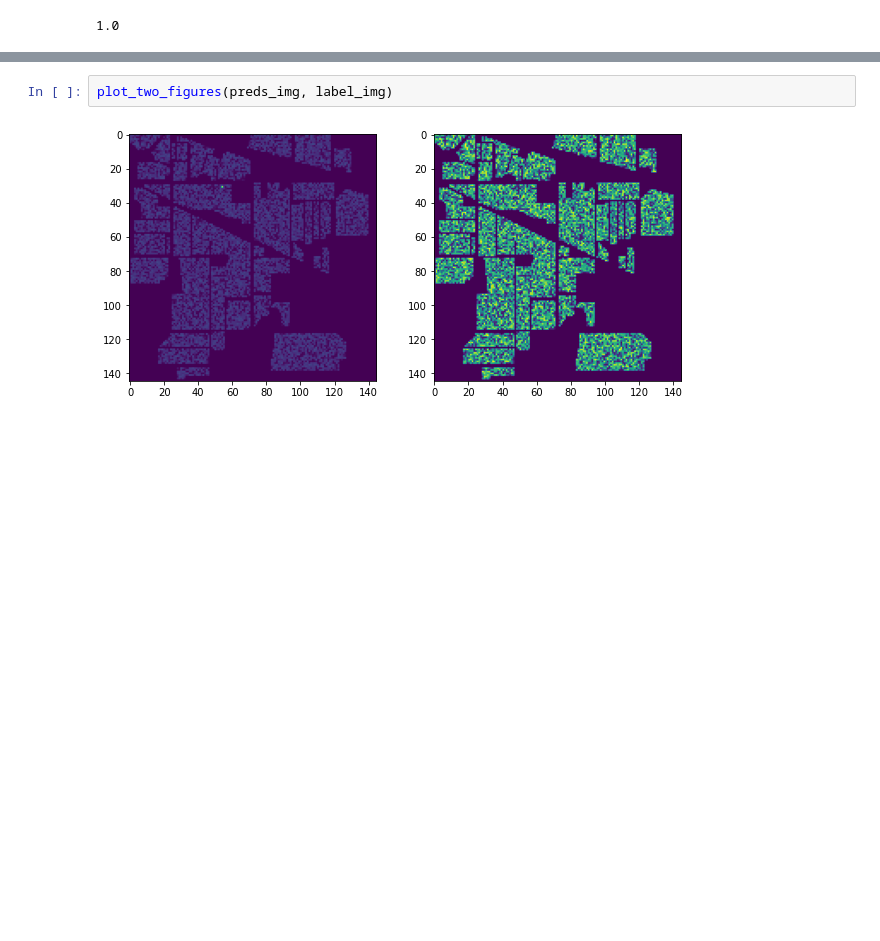
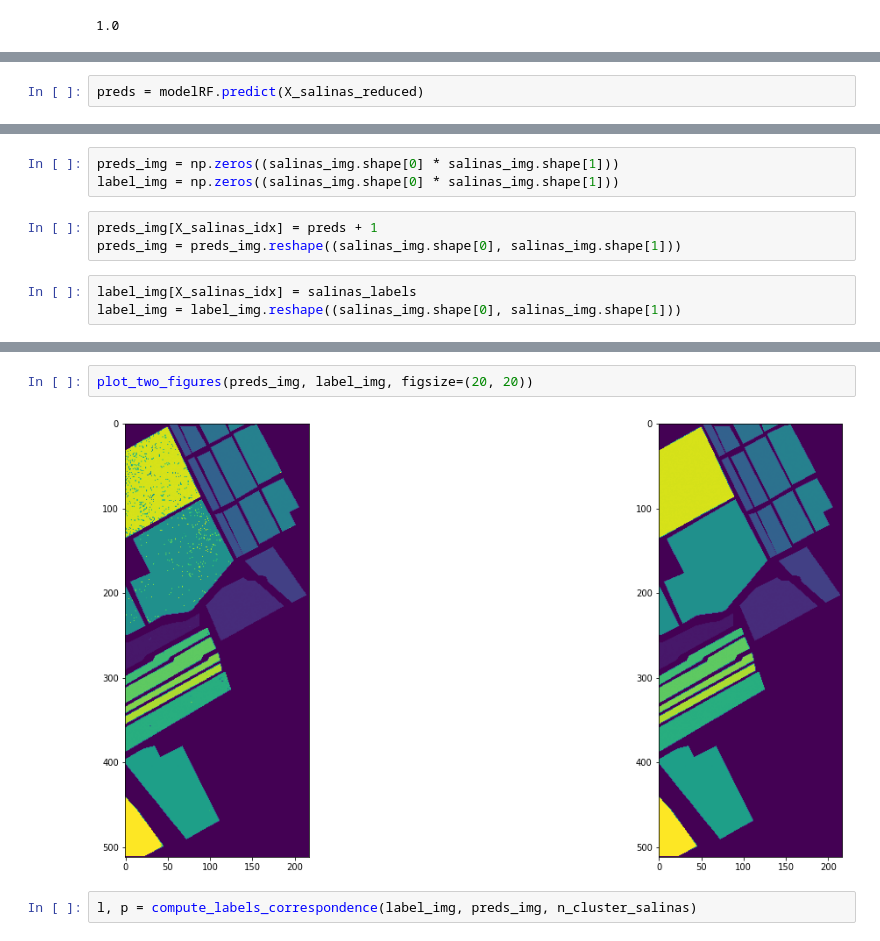
Before and after one commit to SabineHU/projet-IML, a Jupyter notebook: src/supervised_random_forest_classifier.ipynb, the cells around one changed output, grey strips where cells are left out. Saved outputs shown, nothing was run; the diff lists cells and outputs as text; blank space fills up the shorter version.

Commit message:
Rand Forest: train on 0.75 - salinas img

```diff
--- a/src/supervised_random_forest_classifier.ipynb
+++ b/src/supervised_random_forest_classifier.ipynb
@@ -313 +262,3 @@ Score: 0.875
+# %%
+preds = modelRF.predict(X_salinas_reduced)
 # %%
@@ -388,0 +325,9 @@ label_img = label_img.reshape((indiana_img.shape[0], indiana_img.shape[1]))
+# %%
+preds_img = np.zeros((salinas_img.shape[0] * salinas_img.shape[1]))
+label_img = np.zeros((salinas_img.shape[0] * salinas_img.shape[1]))
+# %%
+preds_img[X_salinas_idx] = preds + 1
+preds_img = preds_img.reshape((salinas_img.shape[0], salinas_img.shape[1]))
+# %%
+label_img[X_salinas_idx] = salinas_labels
+label_img = label_img.reshape((salinas_img.shape[0], salinas_img.shape[1]))
@@ -389,5 +339,7 @@ label_img = label_img.reshape((indiana_img.shape[0], indiana_img.shape[1]))
 # %%
-plot_two_figures(preds_img, label_img)
+plot_two_figures(preds_img, label_img, figsize=(20, 20))
 # %% [output]
-[figure, old version]
+[figure, new version]
+# %%
+l, p = compute_labels_correspondence(label_img, preds_img, n_cluster_salinas)
 # %%
```
Also changed, not shown: parts of 32 cells of this notebook, 3 other files.
